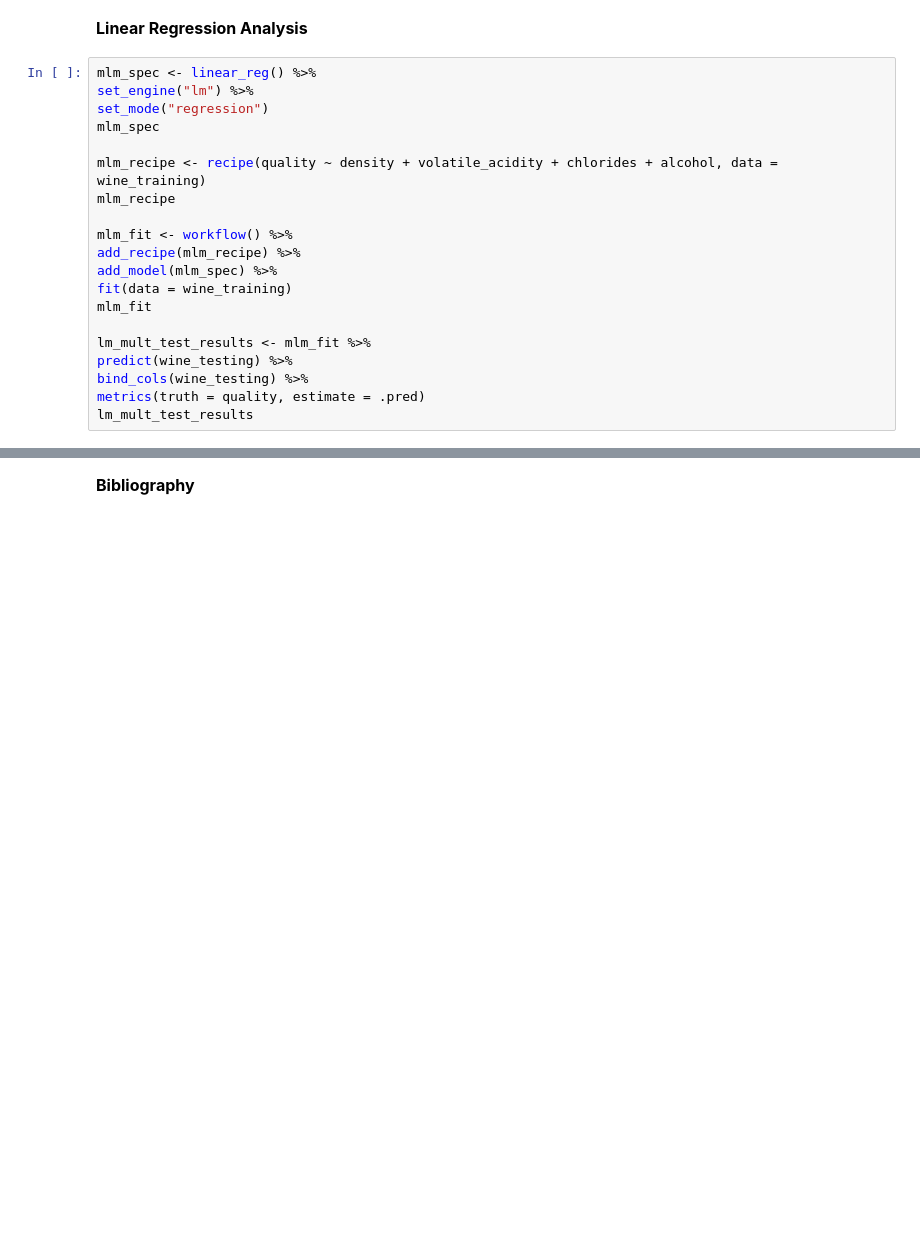
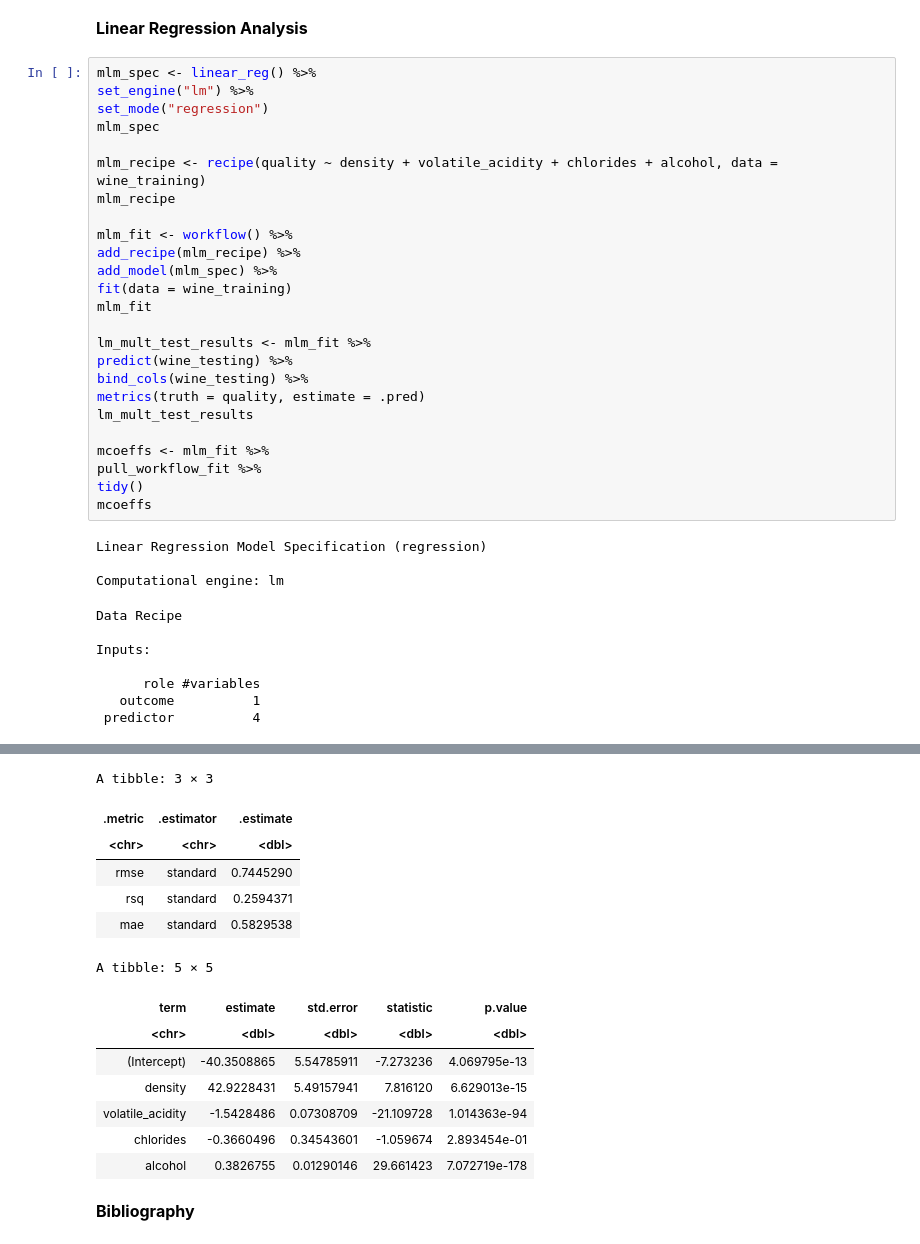
Before and after one commit to NataliaGarciaArias/dsci_group_project, a Jupyter notebook: kevin_edit_proposal.ipynb, the cells around one changed output, grey strips where cells are left out. Cells and saved outputs as stored; diff of their text form; blank space fills up the shorter version.

Commit message:
Found intercept and slopes for variables

```diff
--- a/kevin_edit_proposal.ipynb
+++ b/kevin_edit_proposal.ipynb
@@ -305,3 +359,19 @@ predict(wine_testing) %>%
 bind_cols(wine_testing) %>%
 metrics(truth = quality, estimate = .pred)
 lm_mult_test_results
+
+mcoeffs <- mlm_fit %>%
+pull_workflow_fit %>%
+tidy()
+mcoeffs
+# %% [output]
+Linear Regression Model Specification (regression)
+
+Computational engine: lm
+Data Recipe
+
+Inputs:
+
+      role #variables
+   outcome          1
+ predictor          4
@@ -308,3 +395,17 @@ lm_mult_test_results
+A tibble: 3 × 3
+| .metric | .estimator | .estimate |
+| <chr> | <chr> | <dbl> |
+| rmse | standard | 0.7445290 |
+| rsq | standard | 0.2594371 |
+| mae | standard | 0.5829538 |
+A tibble: 5 × 5
+| term | estimate | std.error | statistic | p.value |
+| <chr> | <dbl> | <dbl> | <dbl> | <dbl> |
+| (Intercept) | -40.3508865 | 5.54785911 | -7.273236 | 4.069795e-13 |
+| density | 42.9228431 | 5.49157941 | 7.816120 | 6.629013e-15 |
+| volatile_acidity | -1.5428486 | 0.07308709 | -21.109728 | 1.014363e-94 |
+| chlorides | -0.3660496 | 0.34543601 | -1.059674 | 2.893454e-01 |
+| alcohol | 0.3826755 | 0.01290146 | 29.661423 | 7.072719e-178 |
 # %% [markdown]
 <font size="3">**Bibliography**</font>
 # %% [markdown]
```
Also changed, not shown: parts of 8 cells of this notebook.
